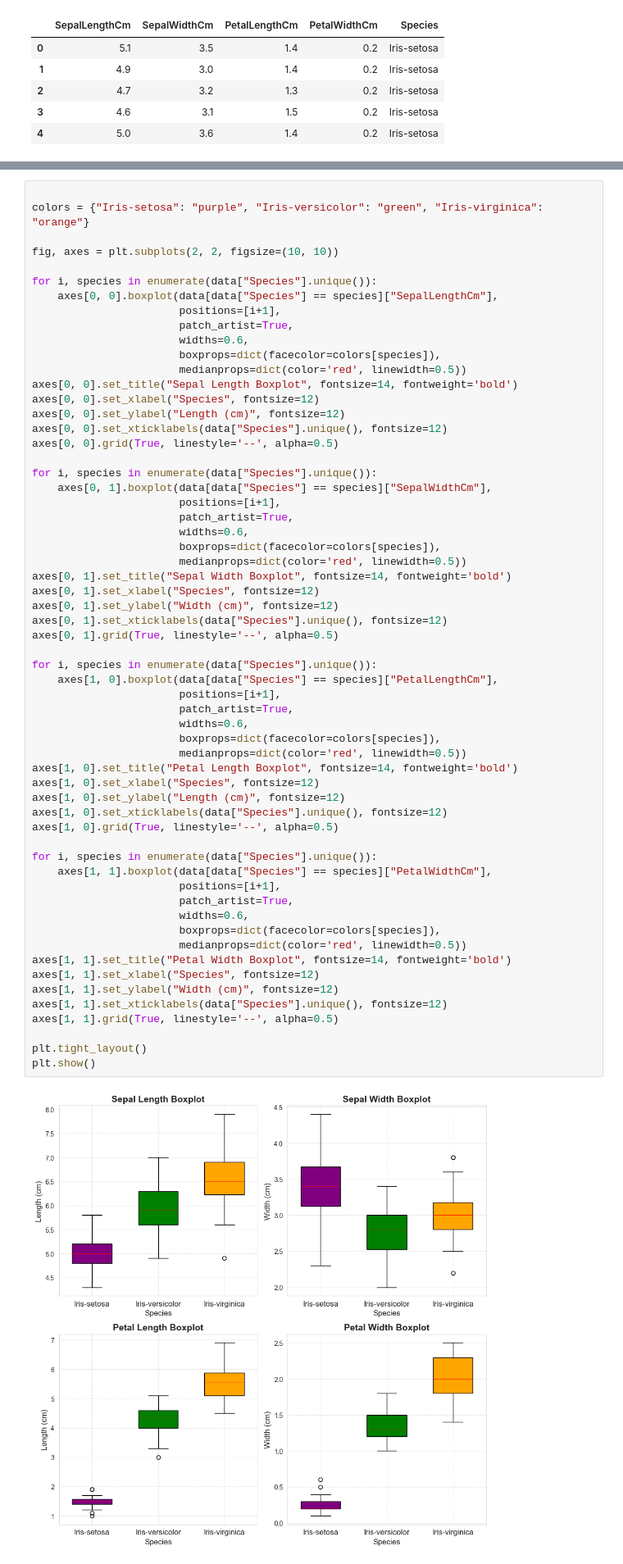
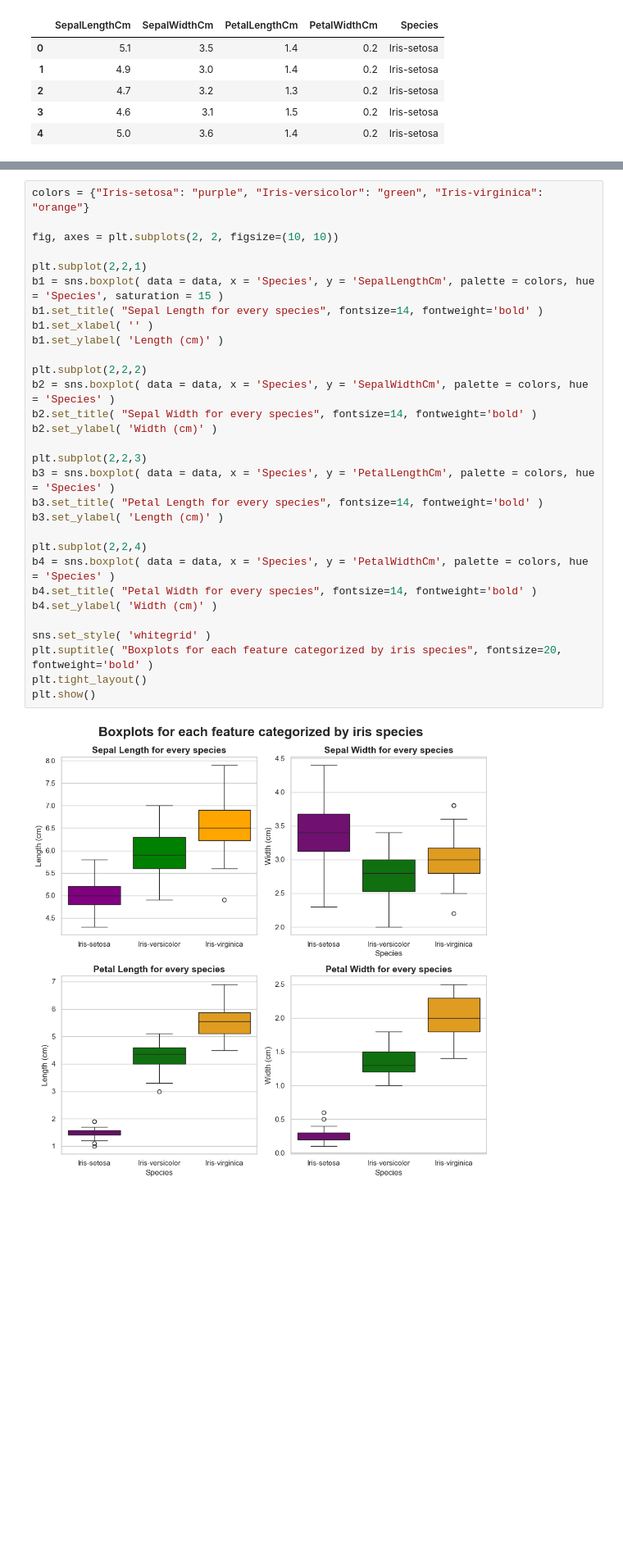
Before and after one commit to gerardmietek/Iris-Flowers-Classification, a Jupyter notebook: Untitled.ipynb, the cells around one changed output, grey strips where cells are left out. Shown: that part at 82% size. Saved outputs shown, nothing was run; the diff lists cells and outputs as text; blank space fills up the shorter version.

Commit message:
Change in commit: Boxplots dependent on species - sns instead of plt

```diff
--- a/Untitled.ipynb
+++ b/Untitled.ipynb
@@ -172,62 +173,32 @@ plt.show()
 # %%
-
 colors = {"Iris-setosa": "purple", "Iris-versicolor": "green", "Iris-virginica": "orange"}
 
 fig, axes = plt.subplots(2, 2, figsize=(10, 10))
 
-for i, species in enumerate(data["Species"].unique()):
-    axes[0, 0].boxplot(data[data["Species"] == species]["SepalLengthCm"],
-                       positions=[i+1],
-                       patch_artist=True,
-                       widths=0.6,
-                       boxprops=dict(facecolor=colors[species]),
-                       medianprops=dict(color='red', linewidth=0.5))
-axes[0, 0].set_title("Sepal Length Boxplot", fontsize=14, fontweight='bold')
-axes[0, 0].set_xlabel("Species", fontsize=12)
-axes[0, 0].set_ylabel("Length (cm)", fontsize=12)
-axes[0, 0].set_xticklabels(data["Species"].unique(), fontsize=12)
-axes[0, 0].grid(True, linestyle='--', alpha=0.5)
+plt.subplot(2,2,1)
+b1 = sns.boxplot( data = data, x = 'Species', y = 'SepalLengthCm', palette = colors, hue = 'Species', saturation = 15 )
+b1.set_title( "Sepal Length for every species", fontsize=14, fontweight='bold' )
+b1.set_xlabel( '' )
+b1.set_ylabel( 'Length (cm)' )
 
-for i, species in enumerate(data["Species"].unique()):
-    axes[0, 1].boxplot(data[data["Species"] == species]["SepalWidthCm"],
-                       positions=[i+1],
-                       patch_artist=True,
-                       widths=0.6,
-                       boxprops=dict(facecolor=colors[species]),
-                       medianprops=dict(color='red', linewidth=0.5))
-axes[0, 1].set_title("Sepal Width Boxplot", fontsize=14, fontweight='bold')
-axes[0, 1].set_xlabel("Species", fontsize=12)
-axes[0, 1].set_ylabel("Width (cm)", fontsize=12)
-axes[0, 1].set_xticklabels(data["Species"].unique(), fontsize=12)
-axes[0, 1].grid(True, linestyle='--', alpha=0.5)
+plt.subplot(2,2,2)
+b2 = sns.boxplot( data = data, x = 'Species', y = 'SepalWidthCm', palette = colors, hue = 'Species' )
+b2.set_title( "Sepal Width for every species", fontsize=14, fontweight='bold' )
+b2.set_ylabel( 'Width (cm)' )
 
-for i, species in enumerate(data["Species"].unique()):
-    axes[1, 0].boxplot(data[data["Species"] == species]["PetalLengthCm"],
-                       positions=[i+1],
-                       patch_artist=True,
-                       widths=0.6,
-                       boxprops=dict(facecolor=colors[species]),
-                       medianprops=dict(color='red', linewidth=0.5))
-axes[1, 0].set_title("Petal Length Boxplot", fontsize=14, fontweight='bold')
-axes[1, 0].set_xlabel("Species", fontsize=12)
-axes[1, 0].set_ylabel("Length (cm)", fontsize=12)
-axes[1, 0].set_xticklabels(data["Species"].unique(), fontsize=12)
-axes[1, 0].grid(True, linestyle='--', alpha=0.5)
+plt.subplot(2,2,3)
+b3 = sns.boxplot( data = data, x = 'Species', y = 'PetalLengthCm', palette = colors, hue = 'Species' )
+b3.set_title( "Petal Length for every species", fontsize=14, fontweight='bold' )
+b3.set_ylabel( 'Length (cm)' )
 
-for i, species in enumerate(data["Species"].unique()):
-    axes[1, 1].boxplot(data[data["Species"] == species]["PetalWidthCm"],
-                       positions=[i+1],
-                       patch_artist=True,
-                       widths=0.6,
-                       boxprops=dict(facecolor=colors[species]),
-                       medianprops=dict(color='red', linewidth=0.5))
-axes[1, 1].set_title("Petal Width Boxplot", fontsize=14, fontweight='bold')
-axes[1, 1].set_xlabel("Species", fontsize=12)
-axes[1, 1].set_ylabel("Width (cm)", fontsize=12)
-axes[1, 1].set_xticklabels(data["Species"].unique(), fontsize=12)
-axes[1, 1].grid(True, linestyle='--', alpha=0.5)
+plt.subplot(2,2,4)
+b4 = sns.boxplot( data = data, x = 'Species', y = 'PetalWidthCm', palette = colors, hue = 'Species' )
+b4.set_title( "Petal Width for every species", fontsize=14, fontweight='bold' )
+b4.set_ylabel( 'Width (cm)' )
 
+sns.set_style( 'whitegrid' )
+plt.suptitle( "Boxplots for each feature categorized by iris species", fontsize=20, fontweight='bold' )
 plt.tight_layout()
 plt.show()
 # %% [output]
-[figure, old version]
+[figure, new version]
```
Also changed, not shown: parts of 5 cells of this notebook.
